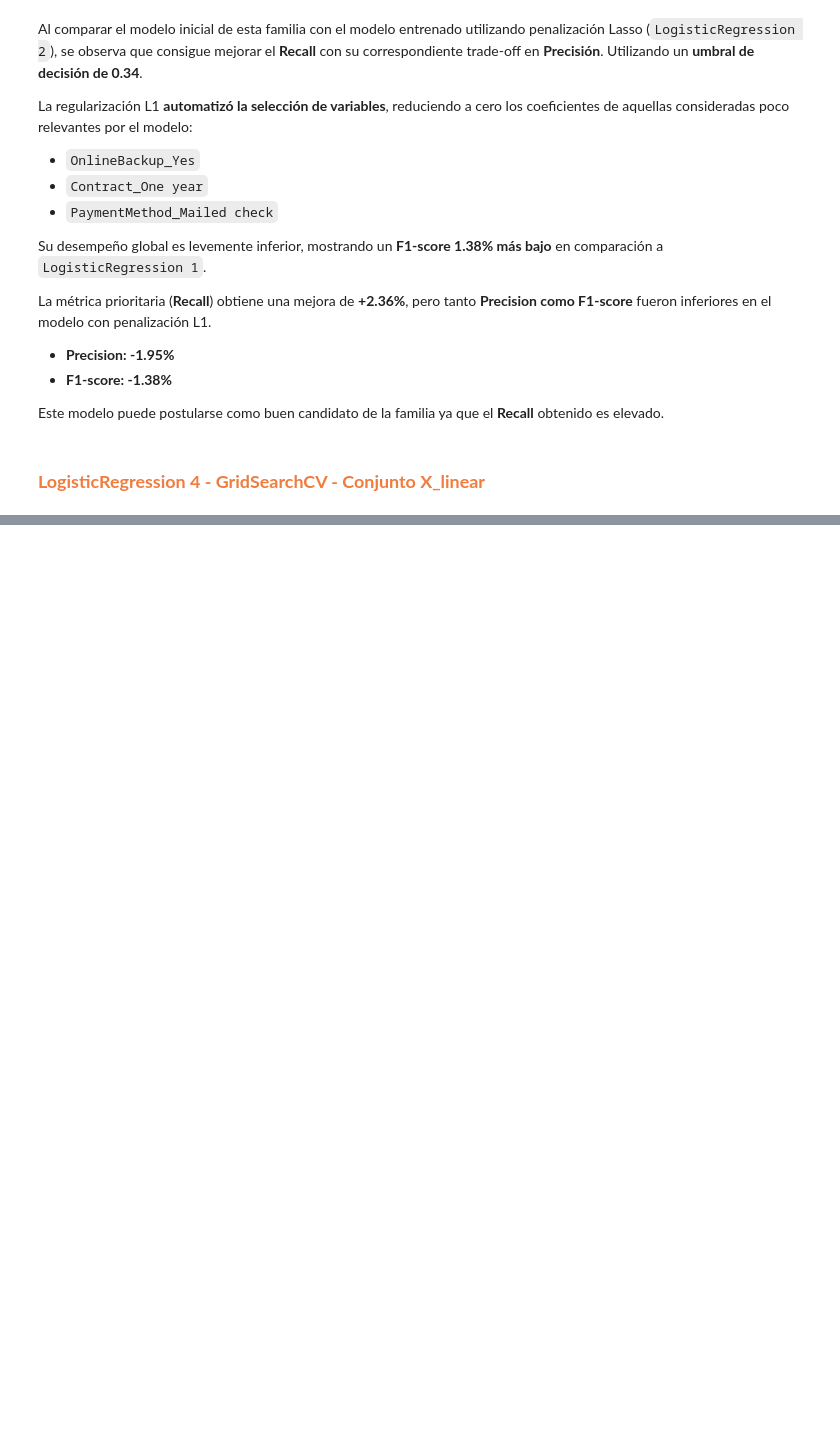
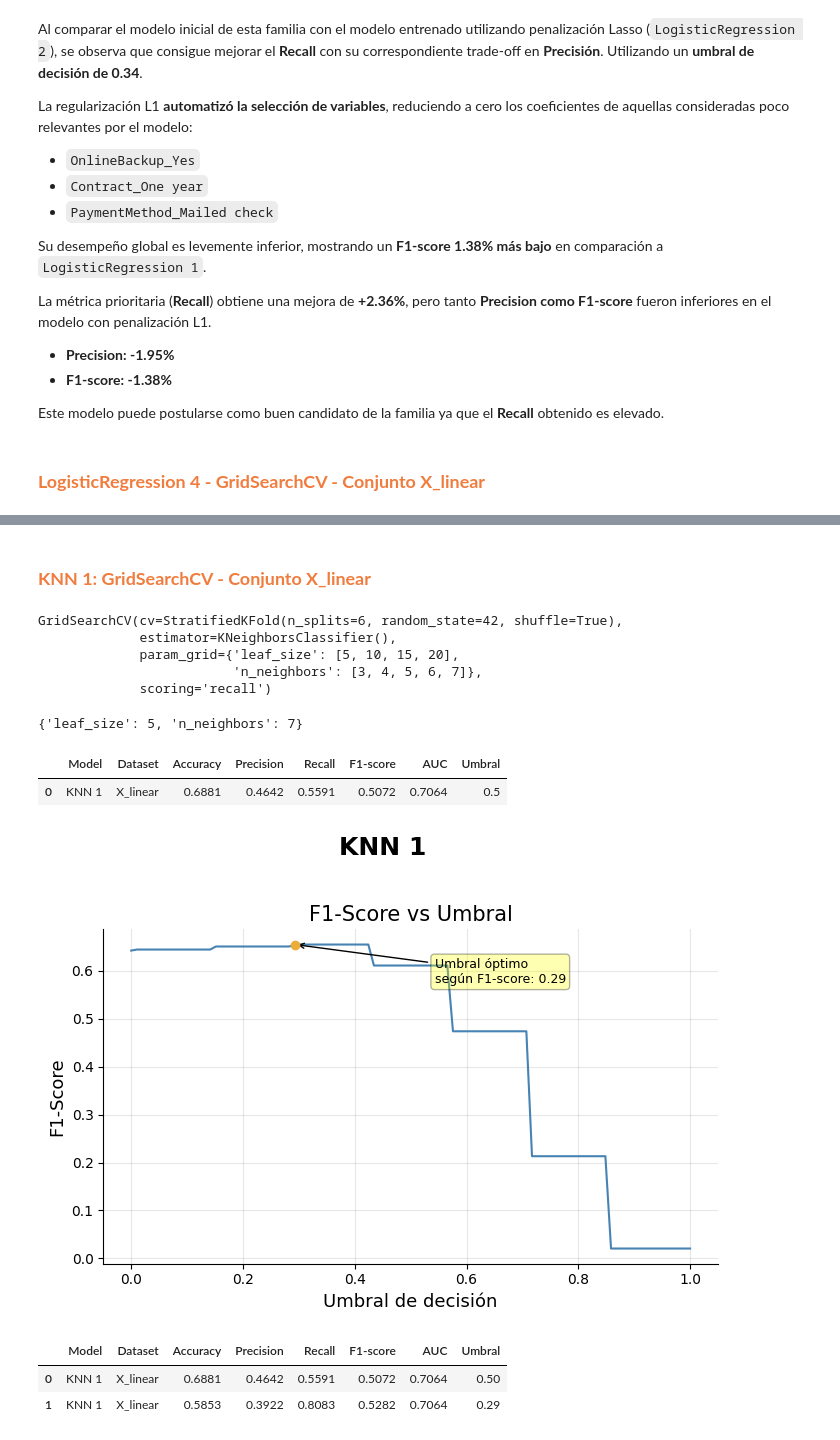
Before and after one commit to jalonzoh/Challenge-Telecom-X---Parte-2, a Jupyter notebook: ChallengeTelecomXParte2.ipynb, the cells around one changed output, grey strips where cells are left out. Drawn from its saved outputs; the diff is of its cells as text; code cells hidden in the pictures; blank space fills up the shorter version.

```diff
--- a/ChallengeTelecomXParte2.ipynb
+++ b/ChallengeTelecomXParte2.ipynb
@@ -2293,0 +2454,3 @@ pd.DataFrame(lr_results_tracking)
+# %%
+lr_4_coef = pd.DataFrame({'Feature': X_linear_cv.columns.values, 'Coeficiente': np.abs(lr_4.best_estimator_.coef_[0])}).sort_values('Coeficiente', ascending=False)
+len(lr_4_coef)
@@ -2293,0 +2472,18 @@ pd.DataFrame(lr_results_tracking)
+# %%
+selected_features = lr_4_coef['Feature'][:12].values
+selected_features
+# %%
+warnings.filterwarnings('error')
+
+param_grid = {
+    'C': [0.001, 0.01, 0.1, 1, 10, 100],
+    'solver': ['lbfgs'],
+    'max_iter': [100, 200, 500]
+}
+
+lr_5 = GridSearchCV(LogisticRegression(random_state=42),
+                    param_grid=param_grid,
+                    scoring='recall',
+                    cv=skf)
+
+lr_5.fit(X_linear_cv[selected_features], y_linear_cv)
@@ -2293,0 +2649,55 @@ pd.DataFrame(lr_results_tracking)
+# %% [markdown]
+### <font color='#f07c3e'>**KNN 1: GridSearchCV - Conjunto X_linear**</font>
+# %%
+param_grid = {'n_neighbors': [3, 4, 5, 6, 7],
+              'leaf_size': [5, 10, 15, 20]}
+
+knn_1 = GridSearchCV(knn(), param_grid=param_grid, scoring='recall', cv=skf)
+
+knn_1.fit(X_linear_cv, y_linear_cv)
+# %% [output]
+GridSearchCV(cv=StratifiedKFold(n_splits=6, random_state=42, shuffle=True),
+             estimator=KNeighborsClassifier(),
+             param_grid={'leaf_size': [5, 10, 15, 20],
+                         'n_neighbors': [3, 4, 5, 6, 7]},
+             scoring='recall')
+# %%
+knn_1.best_params_
+# %% [output]
+{'leaf_size': 5, 'n_neighbors': 7}
+# %%
+knn_1_results = metricas_evaluacion(modelo=knn_1.best_estimator_,
+                                    x_test=X_linear_test,
+                                    y_test=y_linear_test,
+                                    nombre='KNN 1',
+                                    conjunto='X_linear')
+
+knn_results_tracking.append(knn_1_results)
+pd.DataFrame(knn_results_tracking)
+# %% [output]
+|  | Model | Dataset | Accuracy | Precision | Recall | F1-score | AUC | Umbral |
+| 0 | KNN 1 | X_linear | 0.6881 | 0.4642 | 0.5591 | 0.5072 | 0.7064 | 0.5 |
+# %%
+umbral_knn_1 = plot_umbrales(modelo=knn_1.best_estimator_,
+                             score='F1-Score',
+                             x=X_linear_cv,
+                             y=y_linear_cv,
+                             caja_x=0.25,
+                             caja_y=0.08,
+                             nombre='KNN 1')
+# %% [output]
+[figure, added]
+# %%
+knn_1_results_umbral = metricas_evaluacion(modelo=knn_1.best_estimator_,
+                                    x_test=X_linear_test,
+                                    y_test=y_linear_test,
+                                    nombre='KNN 1',
+                                    conjunto='X_linear',
+                                    umbral=0.29)
+
+knn_results_tracking.append(knn_1_results_umbral)
+pd.DataFrame(knn_results_tracking)
+# %% [output]
+|  | Model | Dataset | Accuracy | Precision | Recall | F1-score | AUC | Umbral |
+| 0 | KNN 1 | X_linear | 0.6881 | 0.4642 | 0.5591 | 0.5072 | 0.7064 | 0.50 |
+| 1 | KNN 1 | X_linear | 0.5853 | 0.3922 | 0.8083 | 0.5282 | 0.7064 | 0.29 |
```
Also changed, not shown: parts of 215 cells of this notebook.
